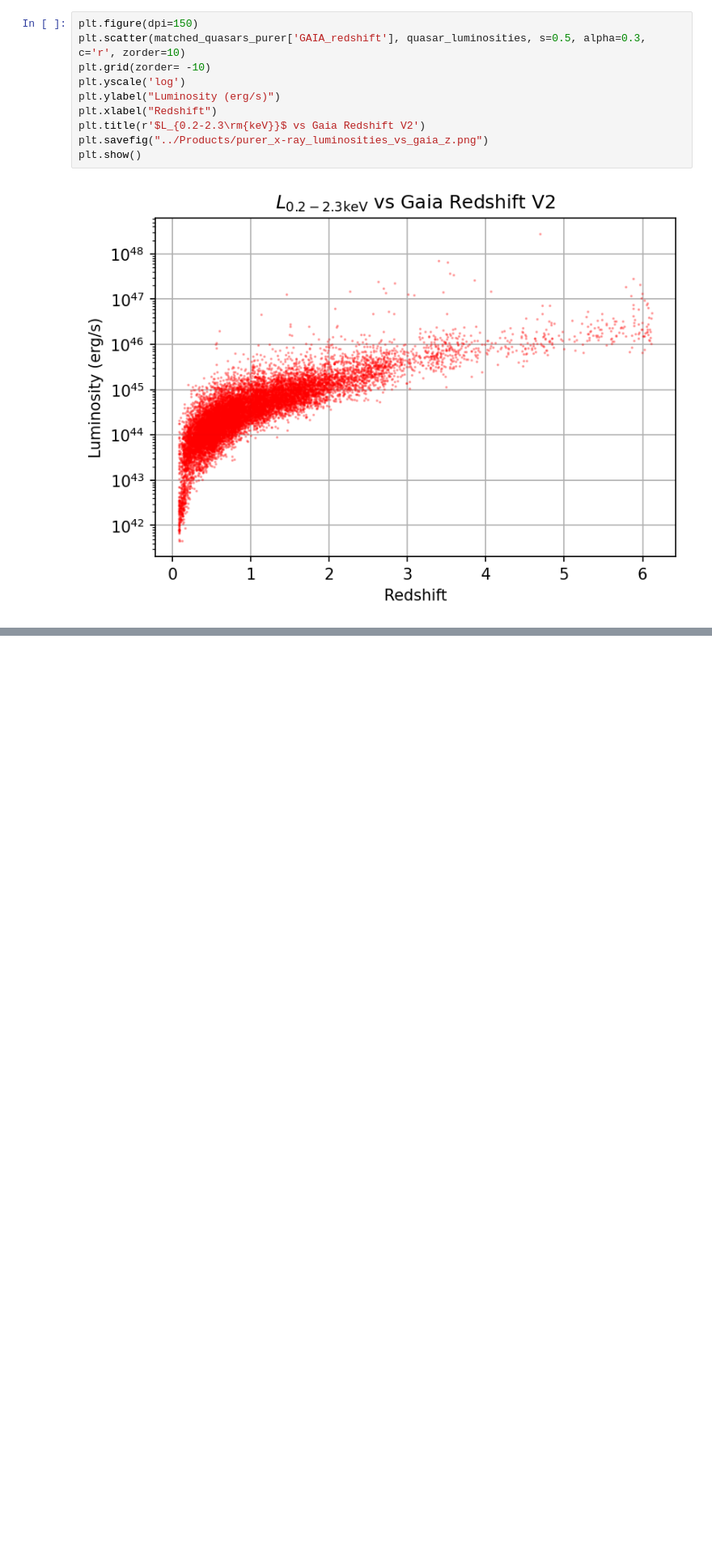
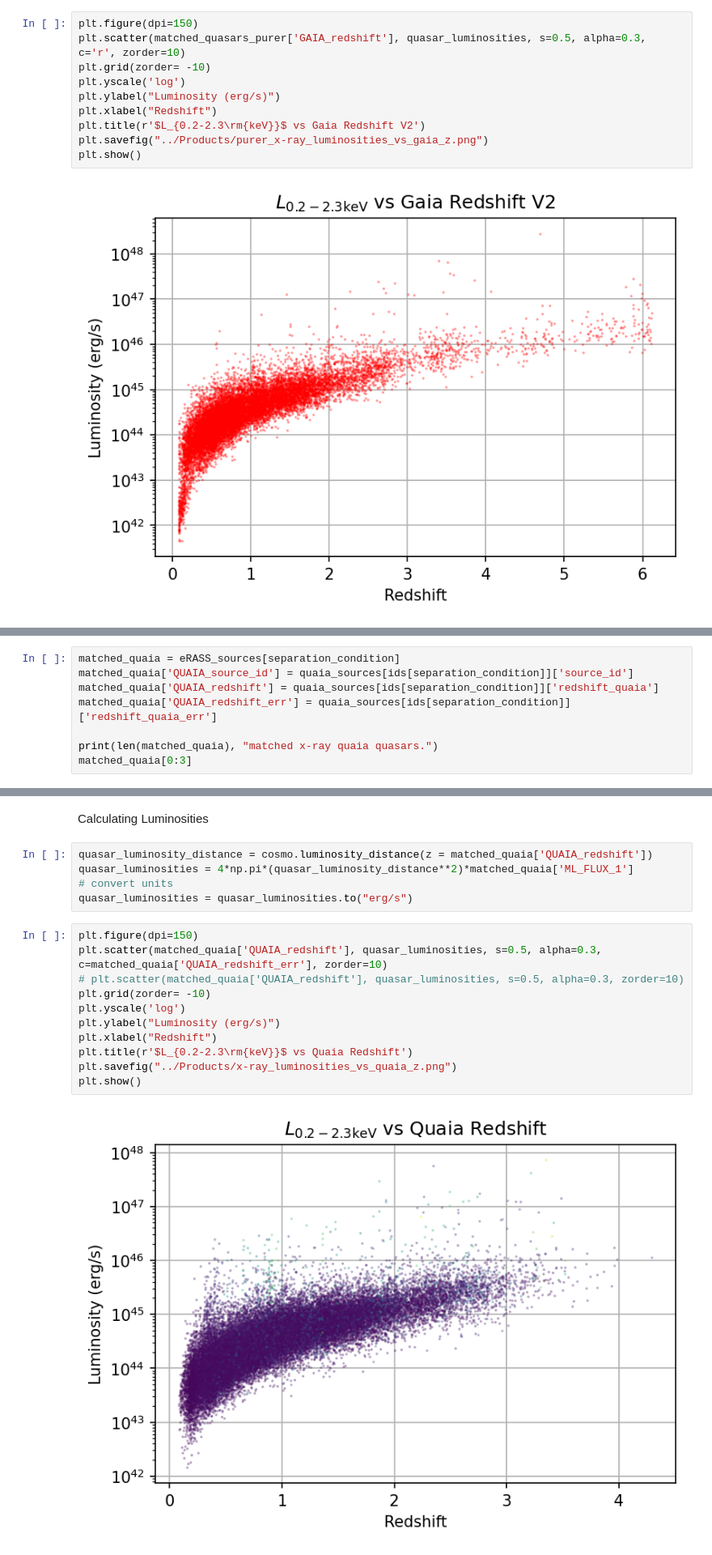
Before and after one commit to TobyWallage/Finding_Quasars_In_eRASS, a Jupyter notebook: Notebooks/eRASS_GAIA_quasars.ipynb, the cells around one changed output, grey strips where cells are left out. Shown: that part at 81% size. Drawn from its saved outputs; the diff is of its cells as text; blank space fills up the shorter version.

```diff
--- a/Notebooks/eRASS_GAIA_quasars.ipynb
+++ b/Notebooks/eRASS_GAIA_quasars.ipynb
@@ -276,0 +347,8 @@ plt.show()
+# %%
+matched_quaia = eRASS_sources[separation_condition]
+matched_quaia['QUAIA_source_id'] = quaia_sources[ids[separation_condition]]['source_id']
+matched_quaia['QUAIA_redshift'] = quaia_sources[ids[separation_condition]]['redshift_quaia']
+matched_quaia['QUAIA_redshift_err'] = quaia_sources[ids[separation_condition]]['redshift_quaia_err']
+
+print(len(matched_quaia), "matched x-ray quaia quasars.")
+matched_quaia[0:3]
@@ -276,0 +364,20 @@ plt.show()
+# %% [markdown]
+Calculating Luminosities
+# %%
+quasar_luminosity_distance = cosmo.luminosity_distance(z = matched_quaia['QUAIA_redshift'])
+quasar_luminosities = 4*np.pi*(quasar_luminosity_distance**2)*matched_quaia['ML_FLUX_1']
+# convert units
+quasar_luminosities = quasar_luminosities.to("erg/s")
+# %%
+plt.figure(dpi=150)
+plt.scatter(matched_quaia['QUAIA_redshift'], quasar_luminosities, s=0.5, alpha=0.3, c=matched_quaia['QUAIA_redshift_err'], zorder=10)
+# plt.scatter(matched_quaia['QUAIA_redshift'], quasar_luminosities, s=0.5, alpha=0.3, zorder=10)
+plt.grid(zorder= -10)
+plt.yscale('log')
+plt.ylabel("Luminosity (erg/s)")
+plt.xlabel("Redshift")
+plt.title(r'$L_{0.2-2.3\rm{keV}}$ vs Quaia Redshift')
+plt.savefig("../Products/x-ray_luminosities_vs_quaia_z.png")
+plt.show()
+# %% [output]
+[figure, added]
```
Also changed, not shown: parts of 13 cells of this notebook, 2 other files.
